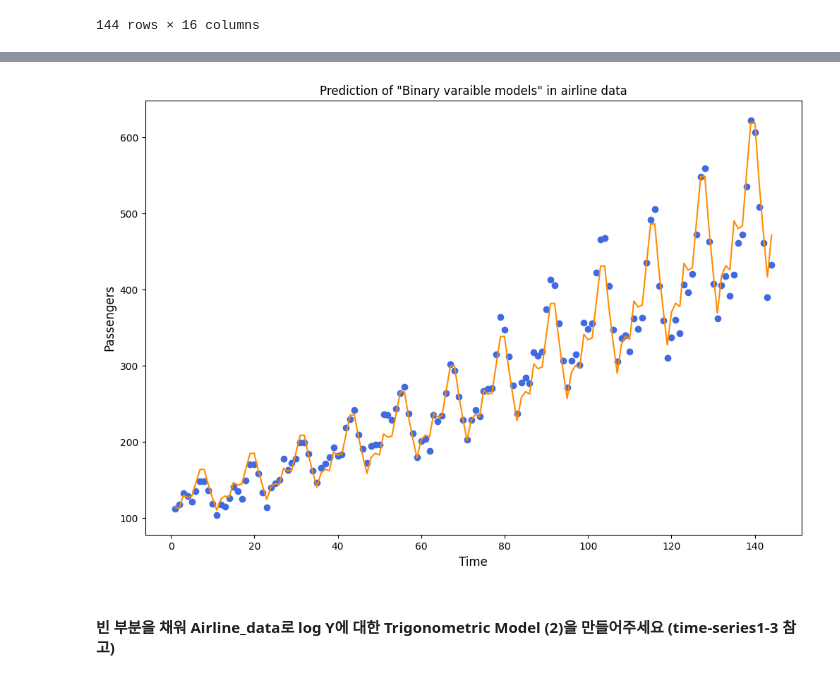
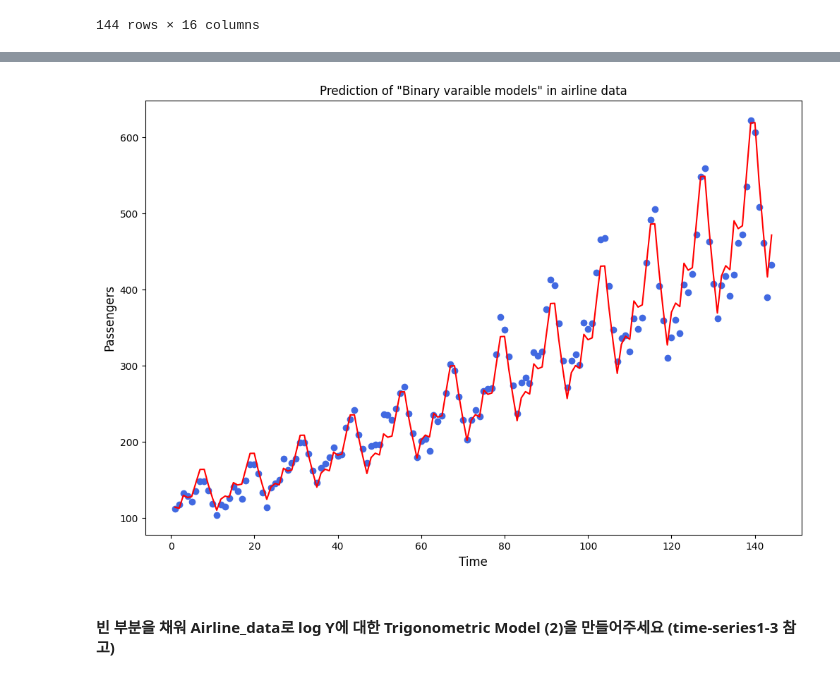
Before and after one commit to Im-JihyunKim/2025_LGE_TimeSeries, a Jupyter notebook: time-series1-solution.ipynb, the cells around one changed output, grey strips where cells are left out. Cells and saved outputs as stored; diff of their text form; code cells hidden in the pictures.

```diff
--- a/time-series1-solution.ipynb
+++ b/time-series1-solution.ipynb
@@ -93,7 +93,7 @@ airline_data.head(5)
 | 3 | 1949-04 | 129.0 | 4 | 4 |
 | 4 | 1949-05 | 121.0 | 5 | 5 |
 # %%
-airline_dummy = pd.get_dummies(airline_data['m'], drop_first=True)
+airline_dummy = pd.get_dummies(airline_data['m'], drop_first=True, dtype=int)
 airline_dummy.rename(columns = lambda x: "m" + str(x), inplace=True)
 airline_dummy
 # %% [output]
@@ -167,20 +167,20 @@ strong multicollinearity or other numerical problems.
 # %%
 pred_columns = binary_airline_data.drop(['passengers', 'Month', 'm', 'log_passengers'], axis=1).columns
 pred_binary_airline = binary_airline_model.predict(binary_airline_data[pred_columns])
 pred_binary_airline = np.exp(pred_binary_airline)
 
 # plotting predicion value and real value
 fig = plt.figure(figsize=(12,8))
 plt.scatter(binary_airline_data['t'], binary_airline_data['passengers'], color='royalblue')
-plt.plot(binary_airline_data['t'], pred_binary_airline, color='darkorange')
+plt.plot(binary_airline_data['t'], pred_binary_airline, color='r')
 plt.title('Prediction of "Binary varaible models" in airline data', fontsize=12)
 plt.xlabel('Time', fontsize=12)
 plt.ylabel('Passengers', fontsize=12)
 plt.rc('xtick', labelsize=10)
 plt.rc('ytick', labelsize=10)
 plt.show()
 # %% [output]
-[figure, old version]
+[figure, new version]
 # %% [markdown]
 #### 빈 부분을 채워 Airline_data로  log Y에 대한 Trigonometric Model (2)을 만들어주세요 (time-series1-3 참고)
 # %%
```
Also changed, not shown: parts of 8 cells of this notebook, 2 other files.
